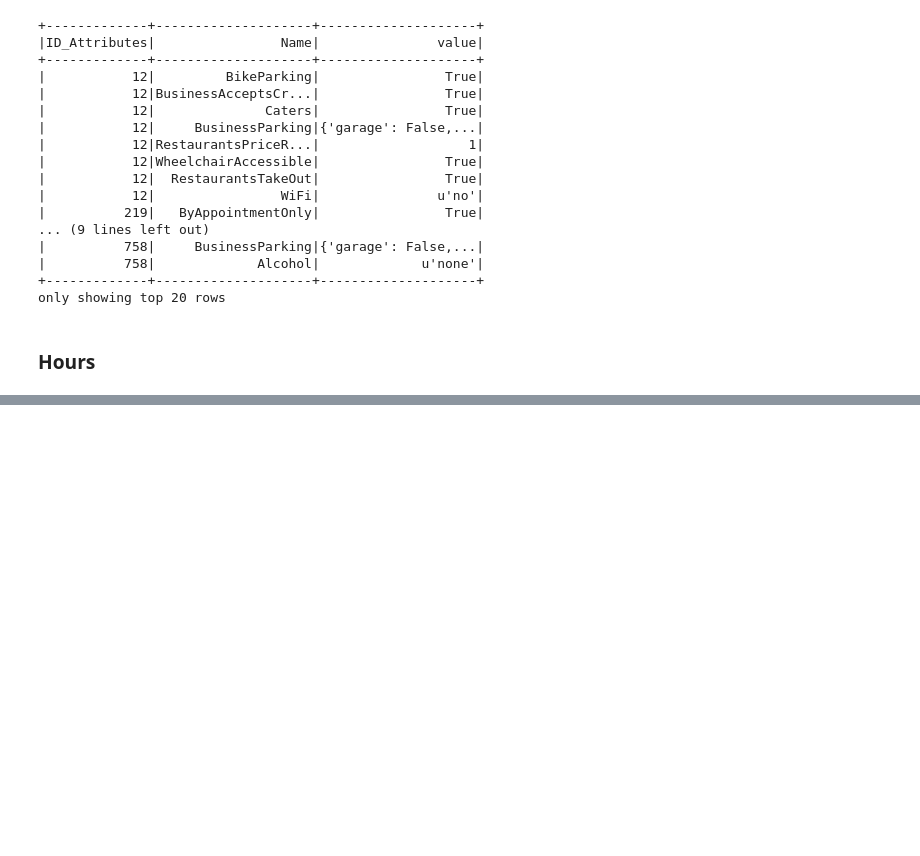
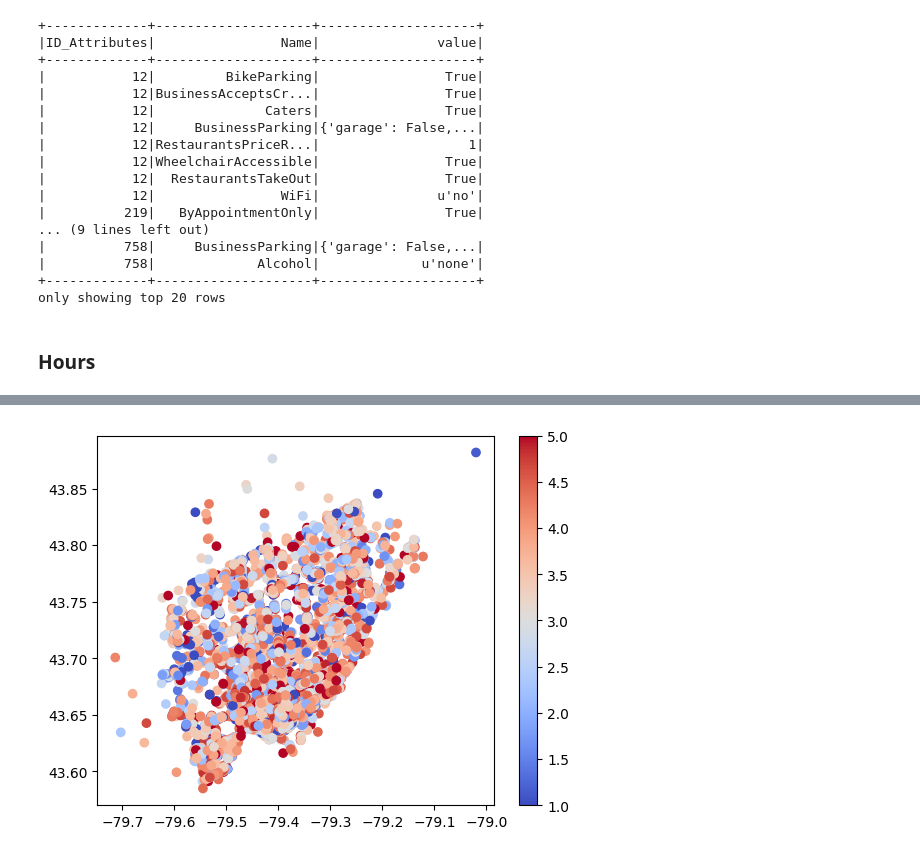
Before and after one commit to asiaHH/ProjetInfoD, a Jupyter notebook: src/spark.ipynb, the cells around one changed output, grey strips where cells are left out. Cells and saved outputs as stored; diff of their text form; code cells hidden in the pictures; blank space fills up the shorter version.

```diff
--- a/src/spark.ipynb
+++ b/src/spark.ipynb
@@ -394,0 +442,7 @@ only showing top 20 rows
+# %%
+# Heatmap des notes moyennes des restaurants de Toronto
+Heatmap = Business.join(Localisation, on="ID_Localisation").filter(col("city") == "Toronto").select("latitude", "longitude", "avg_stars")
+plt.scatter(Heatmap.toPandas()["longitude"], Heatmap.toPandas()["latitude"], c=Heatmap.toPandas()["avg_stars"], cmap="coolwarm")
+plt.colorbar()
+plt.show()
+# %% [output]
@@ -394,0 +452 @@ only showing top 20 rows
+[figure, added]
```
Also changed, not shown: parts of 27 cells of this notebook.
